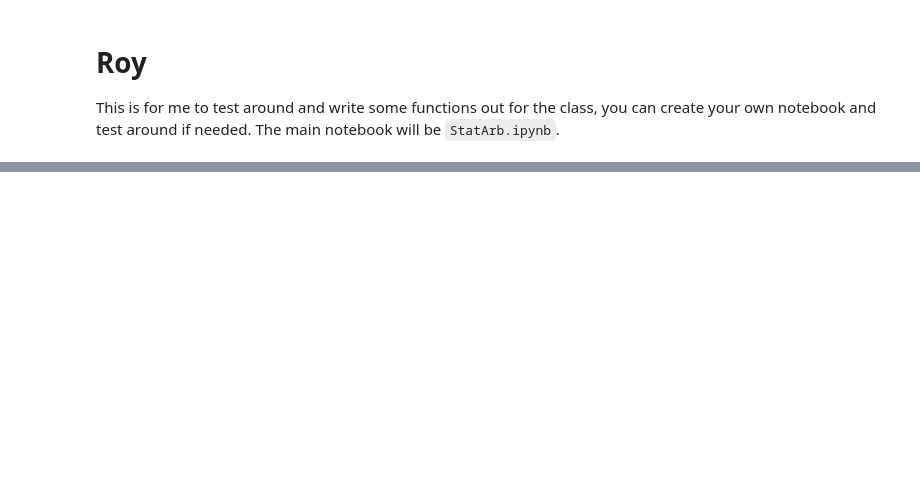
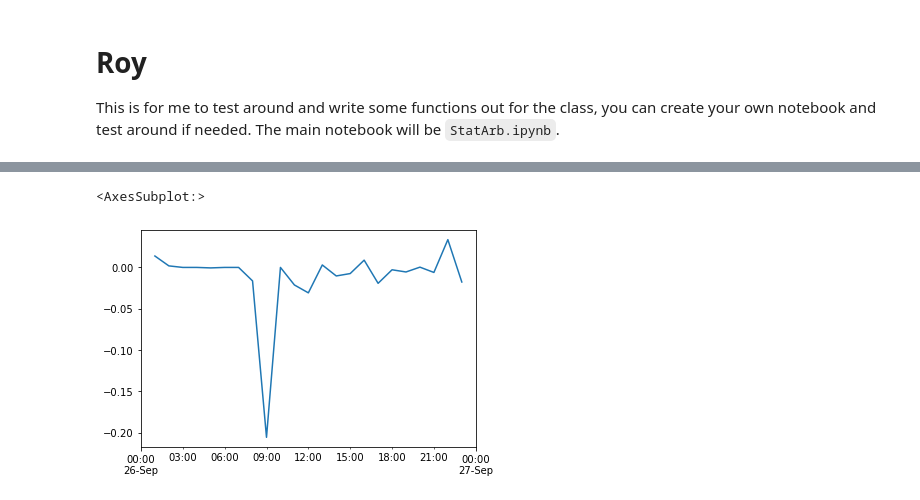
Before and after one commit to roymgabriel/6767-project3, a Jupyter notebook: roy_testing_notebook.ipynb, the cells around one changed output, grey strips where cells are left out. Drawn from its saved outputs; the diff is of its cells as text; code cells hidden in the pictures; blank space fills up the shorter version.

```diff
--- a/roy_testing_notebook.ipynb
+++ b/roy_testing_notebook.ipynb
@@ -91,0 +58,5 @@ B 3
+# %%
+def get_ret(df, start, finish):
+    a = df.loc[start]
+    b = df.loc[finish]
+    return pd.concat([a, b], axis=1).T.pct_change()[1:]
@@ -91,0 +91,2 @@ B 3
+# %%
+ts = pd.DataFrame(np.where(trading_signals=="BTO", 1, np.where(trading_signals=="STO", -1, 0)), index=trading_signals.index, columns=trading_signals.columns)
@@ -91,0 +113,9 @@ B 3
+# %%
+def get_ret(df, start, finish):
+    # a = df.loc[start]
+    # b = df.loc[finish]
+    # return pd.concat([a, b], axis=1).T.pct_change()[1:]
+    return df.loc[start:finish].pct_change()[1:]
+# %%
+ret_df = get_ret(arb.prices_df, start, finish)
+ret_df = ret_df.loc[:, ts.columns].shift(-1)
@@ -91,0 +185,6 @@ B 3
+# %%
+weighted_ret = ts * ret_df
+weighted_ret['UNI'].plot()
+# %% [output]
+<AxesSubplot:>
+[figure, added]
```
Also changed, not shown: parts of 30 cells of this notebook, 4 other files.
